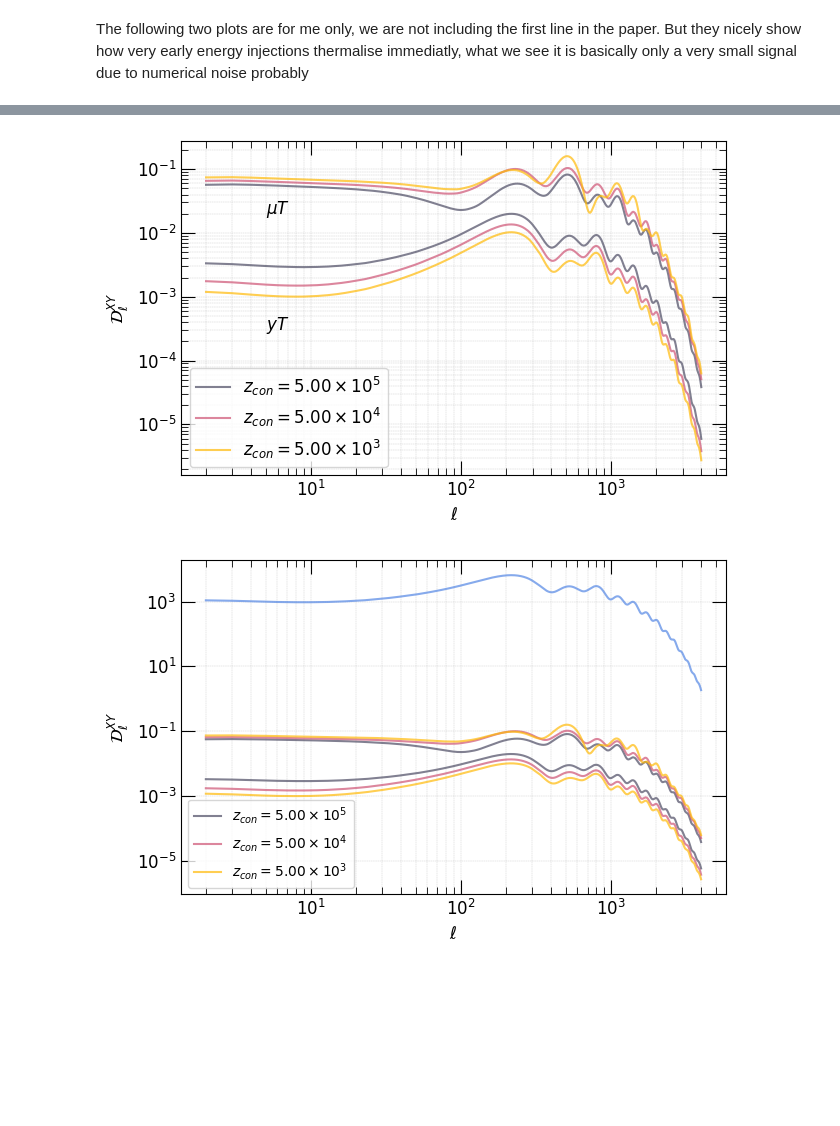
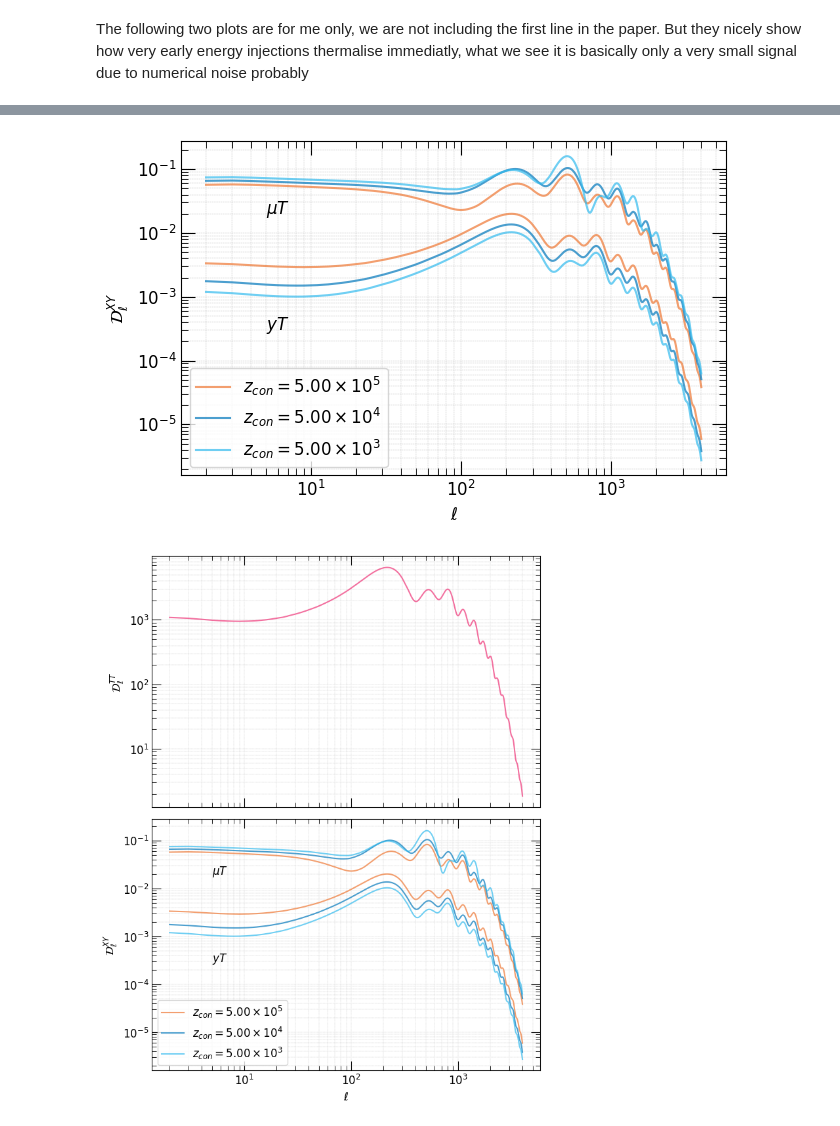
Before and after one commit to Sareva00/Photon_conversion, a Jupyter notebook: power_spectra.ipynb, the cells around one changed output, grey strips where cells are left out. Cells and saved outputs as stored; diff of their text form; code cells hidden in the pictures; blank space fills up the shorter version.

Commit message:
plots

```diff
--- a/power_spectra.ipynb
+++ b/power_spectra.ipynb
@@ -32,15 +33,18 @@ _ , TT_1, yT_1, muT_1 = extract_PS("../Data/Dark-photons/output_dp_PS/outputs-dp
 _ , TT_2, yT_2, muT_2 = extract_PS("../Data/Dark-photons/output_dp_PS/outputs-dp1.2_PS/")
 _ , TT_3, yT_3, muT_3 = extract_PS("../Data/Dark-photons/output_dp_PS/outputs-dp1.3_PS/")
 # %%
-colors = mplt.set_colors(4, palette="dark_photons")
+colors = mplt.set_colors(4, palette="colorblind")
+colors2 = tc.colorsets['vibrant']
+
 fig, ax = plt.subplots(1, 1, figsize=mplt.set_size(mplt.width))
 
-ax.plot(ell, TT, color=colors[0], alpha=0.7, linestyle="-", label="TT")
+ax.plot(ell, TT, color=colors2[3], alpha=0.7, linestyle="-", label="TT")
 
 
 mplt.set_ticks(ax)
 mplt.set_labels(ax, x_label="$\\ell$", x_log=True, y_label="$\\mathcal{D}_\\ell^{{TT}}$", y_log=False, title=None)
 
+plt.savefig('outputs/TT.pdf', dpi=300, bbox_inches="tight")
 
 ax.legend()
 plt.show()
@@ -71,14 +75,14 @@ plt.show()
 # %%
-colors = mplt.set_colors(4, palette="dark_photons")
+
 fig, ax = plt.subplots(1, 1, figsize=mplt.set_size(mplt.width))
 
-ax.plot(ell, yT, color=colors[0], alpha=0.7, linestyle="-", label="yT")
-ax.plot(ell, -yT, color=colors[0], alpha=0.7, linestyle="--")
+ax.plot(ell, yT, color=colors[3], alpha=0.7, linestyle="-", label="yT")
+ax.plot(ell, -yT, color=colors[3], alpha=0.7, linestyle="--")
 
 
-ax.plot(ell, yT_1, color=colors[1], alpha=0.7, linestyle="-", label="yT_1")
-ax.plot(ell, yT_2, color=colors[2], alpha=0.7, linestyle="-", label="yT_2")
-ax.plot(ell, yT_3, color=colors[3], alpha=0.7, linestyle="-", label="yT_3")
+ax.plot(ell, yT_1, color=colors[0], alpha=0.7, linestyle="-", label="yT_1")
+ax.plot(ell, yT_2, color=colors[1], alpha=0.7, linestyle="-", label="yT_2")
+ax.plot(ell, yT_3, color=colors[2], alpha=0.7, linestyle="-", label="yT_3")
 
 
 mplt.set_ticks(ax)
@@ -94,13 +98,13 @@ fig, ax = plt.subplots(1, 1, figsize=mplt.set_size(mplt.width))
 
 
 
-ax.plot(ell, muT_1, color=colors[1], alpha=0.7, linestyle="-", label=f"$z_{{con}} = ${tools.sci_notation(5e5)}")
-ax.plot(ell, muT_2, color=colors[2], alpha=0.7, linestyle="-", label=f"$z_{{con}} = ${tools.sci_notation(5e4)}")
-ax.plot(ell, muT_3, color=colors[3], alpha=0.7, linestyle="-", label=f"$z_{{con}} = ${tools.sci_notation(5e3)}")
+ax.plot(ell, muT_1, color=colors2[0], alpha=0.7, linestyle="-", label=f"$z_{{con}} = ${tools.sci_notation(5e5)}")
+ax.plot(ell, muT_2, color=colors2[1], alpha=0.7, linestyle="-", label=f"$z_{{con}} = ${tools.sci_notation(5e4)}")
+ax.plot(ell, muT_3, color=colors2[2], alpha=0.7, linestyle="-", label=f"$z_{{con}} = ${tools.sci_notation(5e3)}")
 
-ax.plot(ell, yT_1, color=colors[1], alpha=0.7, linestyle="-")
-ax.plot(ell, yT_2, color=colors[2], alpha=0.7, linestyle="-")
-ax.plot(ell, yT_3, color=colors[3], alpha=0.7, linestyle="-")
+ax.plot(ell, yT_1, color=colors2[0], alpha=0.7, linestyle="-")
+ax.plot(ell, yT_2, color=colors2[1], alpha=0.7, linestyle="-")
+ax.plot(ell, yT_3, color=colors2[2], alpha=0.7, linestyle="-")
 
 
 mplt.set_ticks(ax)
@@ -109,34 +113,45 @@ mplt.set_labels(ax, x_label="$\\ell$", x_log=True, y_label="$\\mathcal{D}_{\\ell
 ax.annotate("$yT$", xy=(5, 3e-4), fontsize=12)
 ax.annotate("$\\mu T$", xy=(5, 2e-2), fontsize=12)
 
+plt.savefig('outputs/muT_yT.pdf', dpi=300, bbox_inches="tight")
 
 ax.legend()
 plt.show()
 # %% [output]
-[figure, old version]
+[figure, new version]
 # %%
-fig, ax = plt.subplots(1, 1, figsize=mplt.set_size(mplt.width))
+fig, ax = plt.subplots(2, 1, figsize=mplt.set_size(mplt.width, 1, (2,1)), sharex='col')
 
-ax.plot(ell, TT, color=colors[0], alpha=0.7, linestyle="-")
+ax[0].plot(ell, TT, color=colors2[3], alpha=0.7, linestyle="-")
 
 
-ax.plot(ell, muT_1, color=colors[1], alpha=0.7, linestyle="-", label=f"$z_{{con}} = ${tools.sci_notation(5e5)}")
-ax.plot(ell, muT_2, color=colors[2], alpha=0.7, linestyle="-", label=f"$z_{{con}} = ${tools.sci_notation(5e4)}")
-ax.plot(ell, muT_3, color=colors[3], alpha=0.7, linestyle="-", label=f"$z_{{con}} = ${tools.sci_notation(5e3)}")
+ax[1].plot(ell, muT_1, color=colors2[0], alpha=0.7, linestyle="-", label=f"$z_{{con}} = ${tools.sci_notation(5e5)}")
+ax[1].plot(ell, muT_2, color=colors2[1], alpha=0.7, linestyle="-", label=f"$z_{{con}} = ${tools.sci_notation(5e4)}")
+ax[1].plot(ell, muT_3, color=colors2[2], alpha=0.7, linestyle="-", label=f"$z_{{con}} = ${tools.sci_notation(5e3)}")
 
-ax.plot(ell, yT_1, color=colors[1], alpha=0.7, linestyle="-")
-ax.plot(ell, yT_2, color=colors[2], alpha=0.7, linestyle="-")
-ax.plot(ell, yT_3, color=colors[3], alpha=0.7, linestyle="-")
+ax[1].plot(ell, yT_1, color=colors2[0], alpha=0.7, linestyle="-")
+ax[1].plot(ell, yT_2, color=colors2[1], alpha=0.7, linestyle="-")
+ax[1].plot(ell, yT_3, color=colors2[2], alpha=0.7, linestyle="-")
 
 
-mplt.set_ticks(ax)
-mplt.set_labels(ax, x_label="$\\ell$", x_log=True, y_label="$\\mathcal{D}_{\\ell}^{{XY}} $", y_log=True, title=None)
+mplt.set_ticks(ax[0])
+mplt.set_ticks(ax[1])
+ax[0].tick_params(labelbottom=False)
+ax[0].set_xscale('log')
+ax[0].set_yscale('log')
+ax[0].set_ylabel("$\\mathcal{D}_\\ell^{{TT}}$")
+mplt.set_labels(ax[1], x_label="$\\ell$", x_log=True, y_label="$\\mathcal{D}_{\\ell}^{{XY}} $", y_log=True, title=None)
 
 # ax.annotate("$yT$", xy=(5, 3e-4), fontsize=12)
 # ax.annotate("$\\mu T$", xy=(5, 2e-2), fontsize=12)
 
+#plt.savefig('outputs/muT_yT_TT.pdf', dpi=300, bbox_inches="tight")
+ax[1].annotate("$yT$", xy=(5, 3e-4), fontsize=12)
+ax[1].annotate("$\\mu T$", xy=(5, 2e-2), fontsize=12)
+# ax[0].set_ylim(10, 1e4)
 
-ax.legend(fontsize=10)
+plt.tight_layout()
+ax[1].legend()
 plt.show()
 # %% [output]
-[figure, old version]
+[figure, new version]
```
Also changed, not shown: parts of 9 cells of this notebook, 6 other files.
